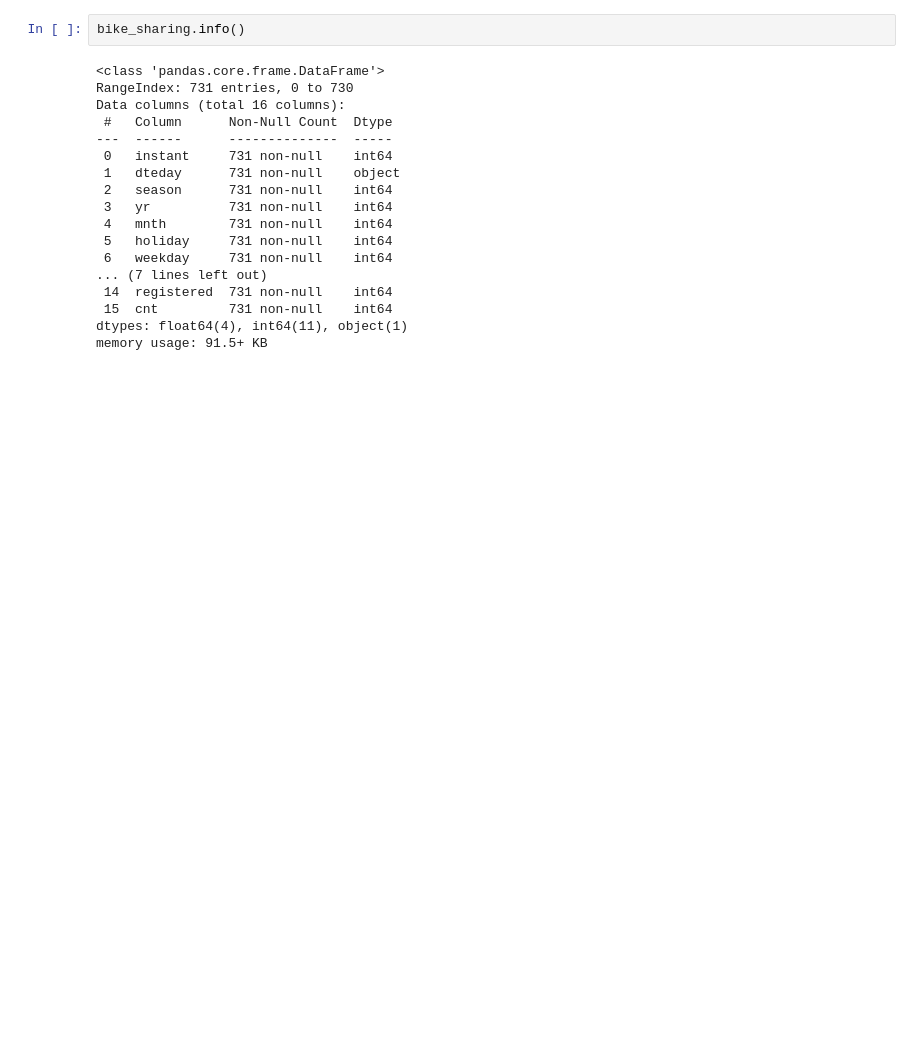
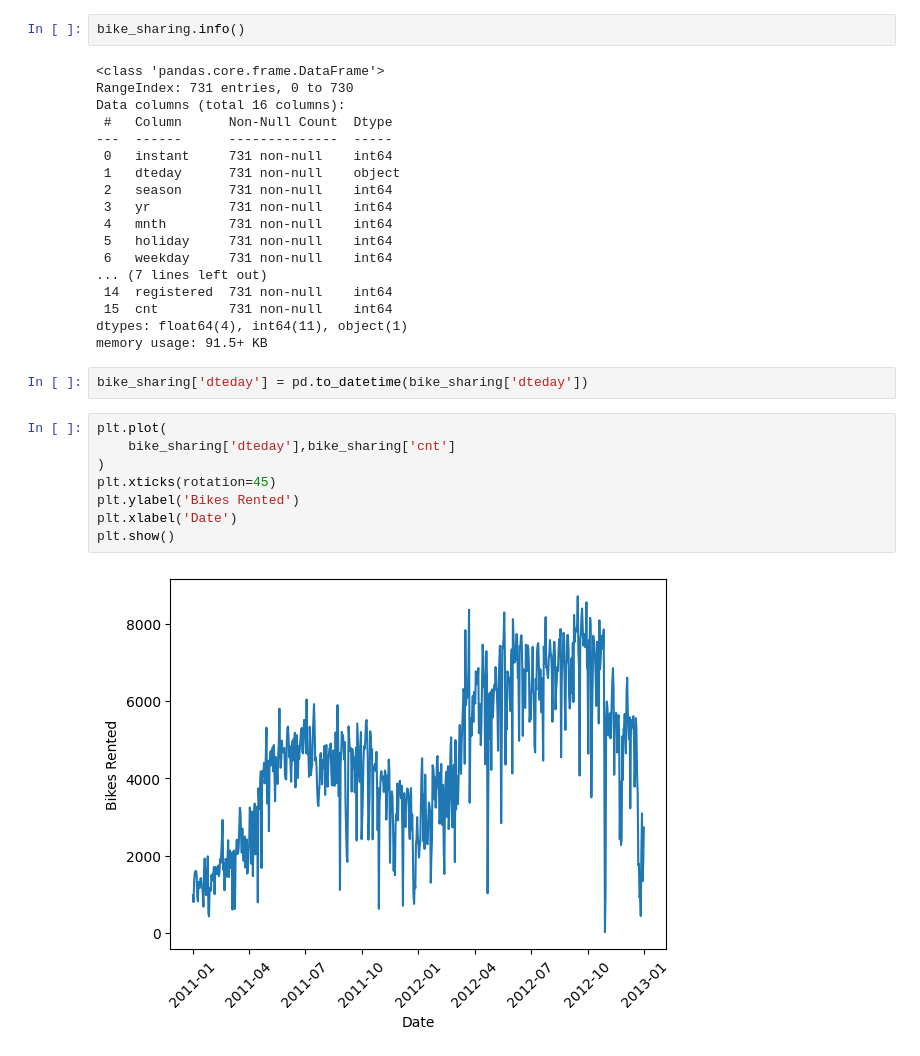
Before and after one commit to dnlsyfq/kaggle_bikesharing, a Jupyter notebook: bike-sharing-eda.ipynb, the cells around one changed output. Cells and saved outputs as stored; diff of their text form; blank space fills up the shorter version.

Commit message:
Kaggle Notebook | Bike Sharing EDA | Version 2

```diff
--- a/bike-sharing-eda.ipynb
+++ b/bike-sharing-eda.ipynb
@@ -60,3 +61,15 @@ Data columns (total 16 columns):
  15  cnt         731 non-null    int64
 dtypes: float64(4), int64(11), object(1)
 memory usage: 91.5+ KB
+# %%
+bike_sharing['dteday'] = pd.to_datetime(bike_sharing['dteday'])
+# %%
+plt.plot(
+    bike_sharing['dteday'],bike_sharing['cnt']
+)
+plt.xticks(rotation=45)
+plt.ylabel('Bikes Rented')
+plt.xlabel('Date')
+plt.show()
+# %% [output]
+[figure, added]
```
Also changed, not shown: parts of 2 cells of this notebook.
